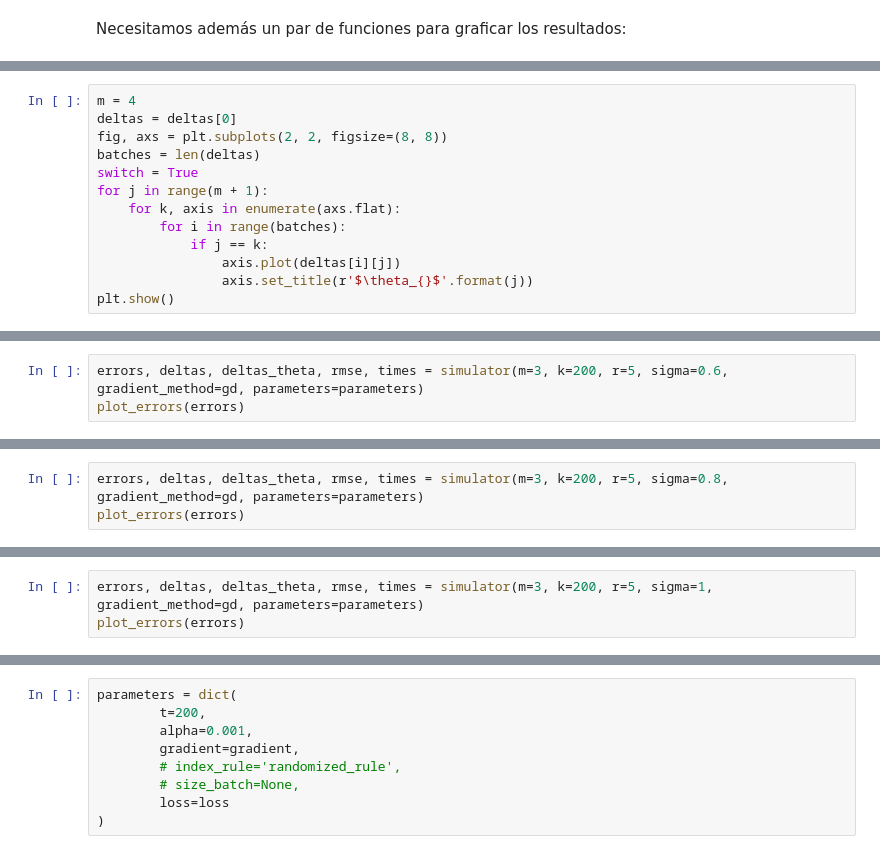
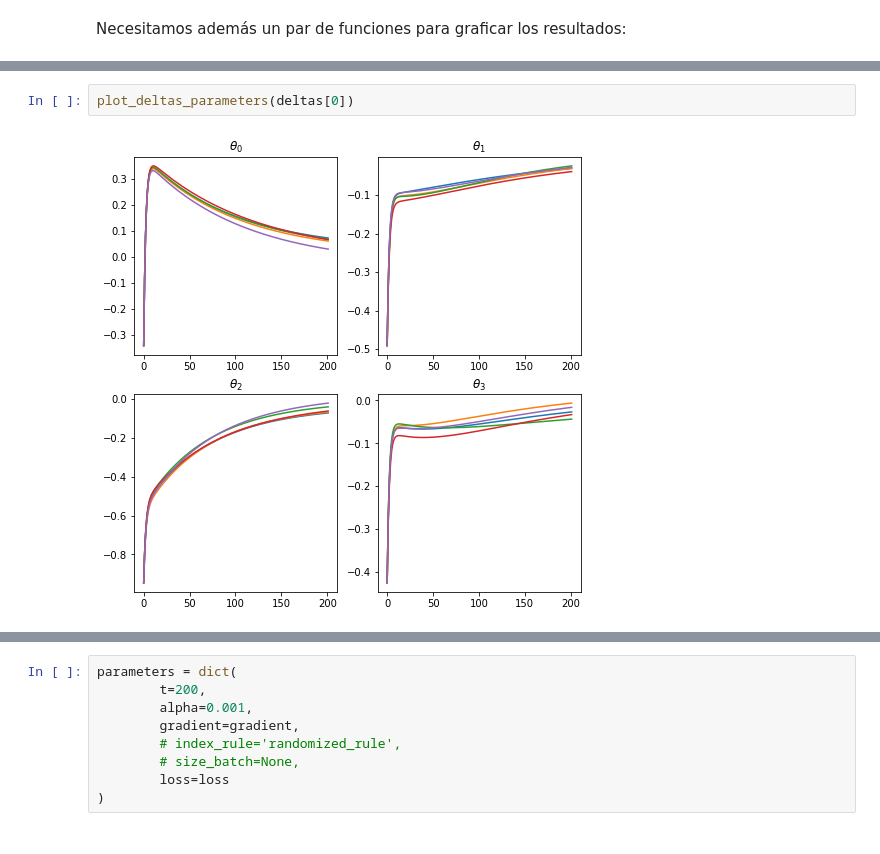
Before and after one commit to alejandrosanchezy/nerve, a Jupyter notebook: Gradiente descendente part 2/ElGradienteDescendente.ipynb, the cells around one changed output, grey strips where cells are left out. Cells and saved outputs as stored; diff of their text form.

```diff
--- a/Gradiente descendente part 2/ElGradienteDescendente.ipynb
+++ b/Gradiente descendente part 2/ElGradienteDescendente.ipynb
@@ -460,13 +563,0 @@ plot_deltas(deltas_theta, sigmas)
-# %%
-m = 4
-deltas = deltas[0]
-fig, axs = plt.subplots(2, 2, figsize=(8, 8))
-batches = len(deltas)
-switch = True
-for j in range(m + 1):
-    for k, axis in enumerate(axs.flat):
-        for i in range(batches):
-            if j == k:
-                axis.plot(deltas[i][j])
-                axis.set_title(r'$\theta_{}$'.format(j))
-plt.show()
@@ -488,3 +563,0 @@ plot_deltas(deltas)
-# %%
-errors, deltas, deltas_theta, rmse, times = simulator(m=3, k=200, r=5, sigma=0.6, gradient_method=gd, parameters=parameters)
-plot_errors(errors)
@@ -497,3 +563,0 @@ plot_deltas(deltas)
-# %%
-errors, deltas, deltas_theta, rmse, times = simulator(m=3, k=200, r=5, sigma=0.8, gradient_method=gd, parameters=parameters)
-plot_errors(errors)
@@ -506,3 +563,0 @@ plot_deltas(deltas_theta)
-# %%
-errors, deltas, deltas_theta, rmse, times = simulator(m=3, k=200, r=5, sigma=1, gradient_method=gd, parameters=parameters)
-plot_errors(errors)
@@ -514,0 +564,4 @@ plot_deltas(deltas)
+# %%
+plot_deltas_parameters(deltas[0])
+# %% [output]
+[figure, added]
```
Also changed, not shown: parts of 36 cells of this notebook.
